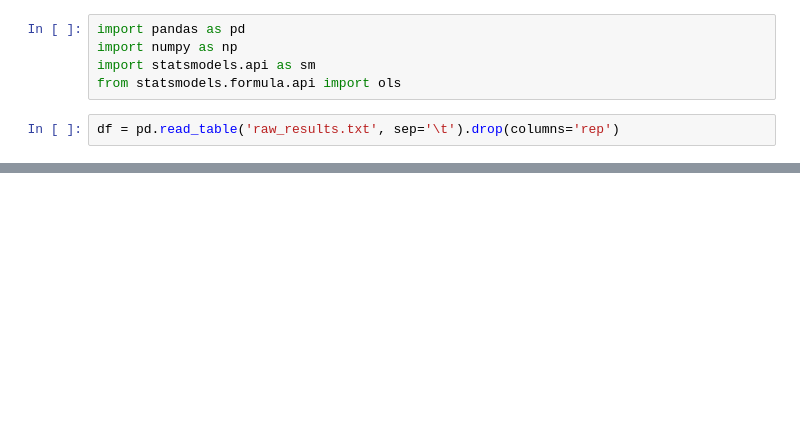
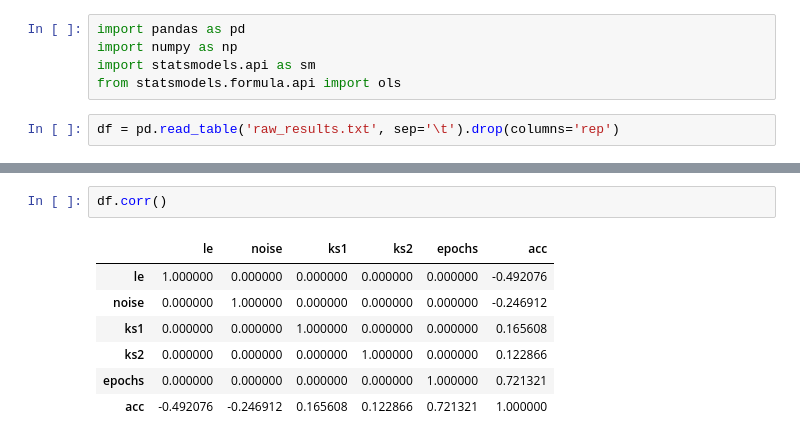
Before and after one commit to Lingkar/quantitative_performance_evaluation_group_6, a Jupyter notebook: outputs/analysis.ipynb, the cells around one changed output, grey strips where cells are left out. Cells and saved outputs as stored; diff of their text form; blank space fills up the shorter version.

```diff
--- a/outputs/analysis.ipynb
+++ b/outputs/analysis.ipynb
@@ -74,0 +77,10 @@ model_string
+# %%
+df.corr()
+# %% [output]
+|  | le | noise | ks1 | ks2 | epochs | acc |
+| le | 1.000000 | 0.000000 | 0.000000 | 0.000000 | 0.000000 | -0.492076 |
+| noise | 0.000000 | 1.000000 | 0.000000 | 0.000000 | 0.000000 | -0.246912 |
+| ks1 | 0.000000 | 0.000000 | 1.000000 | 0.000000 | 0.000000 | 0.165608 |
+| ks2 | 0.000000 | 0.000000 | 0.000000 | 1.000000 | 0.000000 | 0.122866 |
+| epochs | 0.000000 | 0.000000 | 0.000000 | 0.000000 | 1.000000 | 0.721321 |
+| acc | -0.492076 | -0.246912 | 0.165608 | 0.122866 | 0.721321 | 1.000000 |
```
Also changed, not shown: parts of 8 cells of this notebook, 3 other files.
